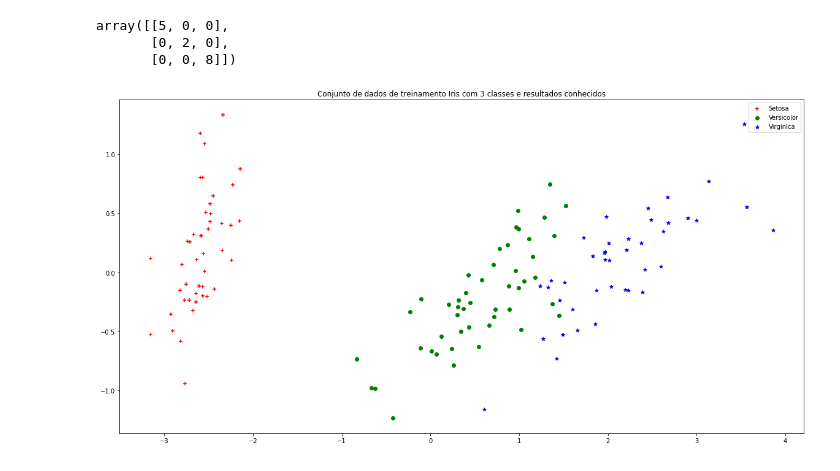
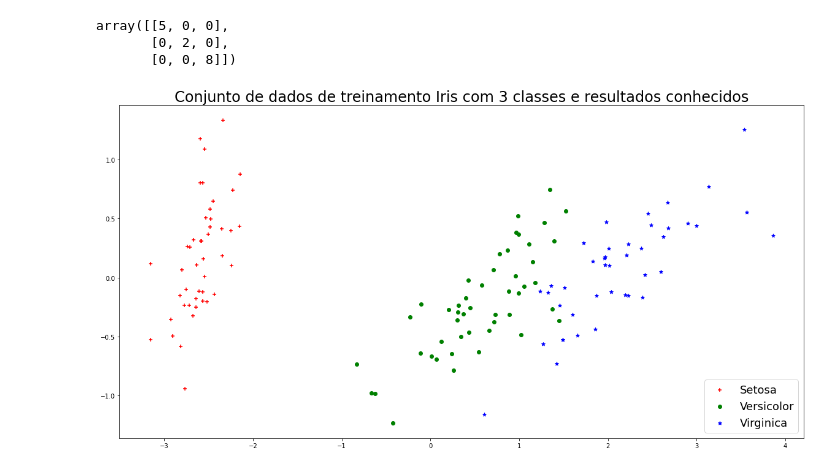
Before and after one commit to albertomendess/Estudos, a Jupyter notebook: Treinando_predições_dados_iris.ipynb, the cells around one changed output. Drawn from its saved outputs; the diff is of its cells as text; code cells hidden in the pictures.

```diff
--- a/Treinando_predições_dados_iris.ipynb
+++ b/Treinando_predições_dados_iris.ipynb
@@ -199,27 +181,30 @@ pca_2d = pca.transform(X_train)
 # %%
 # PLOTANDO O CLASSIFICADOR
 pl.figure(figsize= (20, 10))
 
 for i in range(0, pca_2d.shape[0]):
     if Y_train[i] == 0:
         c1 = pl.scatter(pca_2d[i,0],
                         pca_2d[i,1],
                         c='r',
                         marker='+')
     elif Y_train[i] == 1:
         c2 = pl.scatter(pca_2d[i,0],
                         pca_2d[i,1],
                         c='g',
                         marker='o')
     elif Y_train[i] == 2:
         c3 = pl.scatter(pca_2d[i,0],
                         pca_2d[i,1],
                         c='b',
                         marker='*')
 
-pl.legend([c1, c2, c3], ['Setosa', 'Versicolor', 'Virginica'])
-pl.title("Conjunto de dados de treinamento Iris com 3 classes e resultados conhecidos")
+pl.legend([c1, c2, c3], ['Setosa', 'Versicolor', 'Virginica'],
+          fontsize= 18,
+          loc= 'lower right')
+pl.title("Conjunto de dados de treinamento Iris com 3 classes e resultados conhecidos",
+         fontsize=24)
 
 pl.show()
 # %% [output]
-[figure, old version]
+[figure, new version]
```
Also changed, not shown: parts of 1 cell of this notebook.
